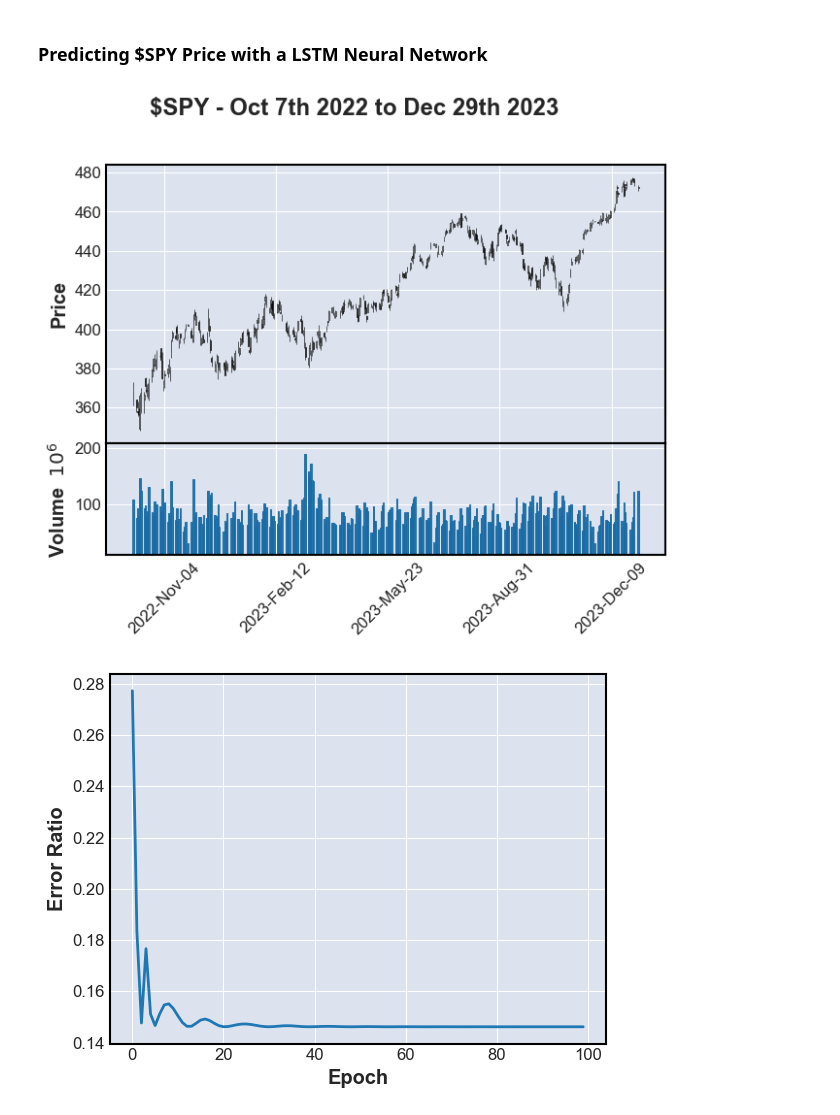
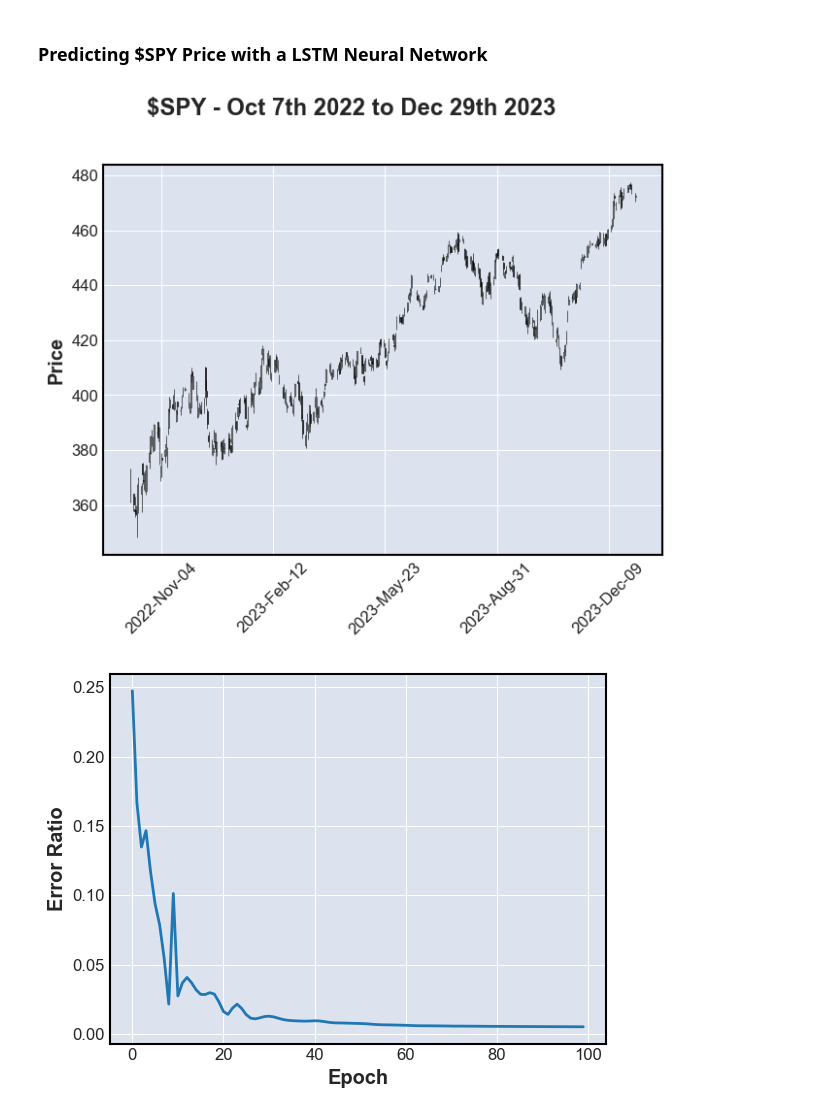
Before and after one commit to AnsorK/SPY-Predictor, a Jupyter notebook: model.ipynb, the cells around one changed output. Drawn from its saved outputs; the diff is of its cells as text; code cells hidden in the pictures.

```diff
--- a/model.ipynb
+++ b/model.ipynb
@@ -12,20 +12,20 @@ import torch.nn as nn
 %matplotlib inline
 # %%
 '''
-Plot the Date, Open, High, Low, Close, and Volume
+Plot the Date, Open, High, Low, and Close
 
 Train with: October 7th 2022 - December 29th 2023
 Test on: January 1st 2024 - March 1st 2024
 '''
 
-df = pd.read_csv('SPY.csv', index_col=0, parse_dates=['Date'], usecols=['Date', 'Open', 'High', 'Low', 'Close', 'Volume'])
+df = pd.read_csv('SPY.csv', index_col=0, parse_dates=['Date'], usecols=['Date', 'Open', 'High', 'Low', 'Close'])
 
 df_train = df.loc['2022-10-07':'2024-01-02']
 df_test = df.loc['2023-10-06':'2024-03-01']
 
-mpf.plot(df_train, type='candle', volume=True, show_nontrading=True, title='$SPY - Oct 7th 2022 to Dec 29th 2023')
+mpf.plot(df_train, type='candle', show_nontrading=True, title='$SPY - Oct 7th 2022 to Dec 29th 2023')
 # %% [output]
-[figure, old version]
+[figure, new version]
 # %%
 '''
 Prepare the data for training
@@ -76,7 +75,7 @@ then train it
 Here, I train over the dataset 100 times
 '''
 
-input_dim = 2
+input_dim = 1
 hidden_dim = 32
 num_layers = 2
 output_dim = 1
@@ -84,19 +83,15 @@ output_dim = 1
 class LSTM(nn.Module):
     def __init__(self, input_dim, hidden_dim, num_layers, output_dim):
         super(LSTM, self).__init__()
-
         self.hidden_dim = hidden_dim
         self.num_layers = num_layers
-
         self.lstm = nn.LSTM(input_dim, hidden_dim, num_layers, batch_first=True)
         self.fc = nn.Linear(hidden_dim, output_dim)
 
     def forward(self, x):
         h0 = torch.zeros(self.num_layers, x.size(0), self.hidden_dim, requires_grad=True)
         c0 = torch.zeros(self.num_layers, x.size(0), self.hidden_dim, requires_grad=True)
-
         out, _ = self.lstm(x, (h0.detach(), c0.detach()))
-
         out = self.fc(out[:, -1, :])
 
         return out
@@ -110,9 +105,7 @@ hist = np.zeros(num_epochs)
 
 for epoch in range(num_epochs):
     train_pred = model(train_in)
-
     loss = loss_fn(train_pred, train_out)
-
     hist[epoch] = loss.item()
 
     optimizer.zero_grad()
@@ -124,4 +117,4 @@ plt.ylabel("Error Ratio")
 plt.xlabel("Epoch")
 plt.show()
 # %% [output]
-[figure, old version]
+[figure, new version]
```
Also changed, not shown: parts of 2 cells of this notebook, 5 other files.
